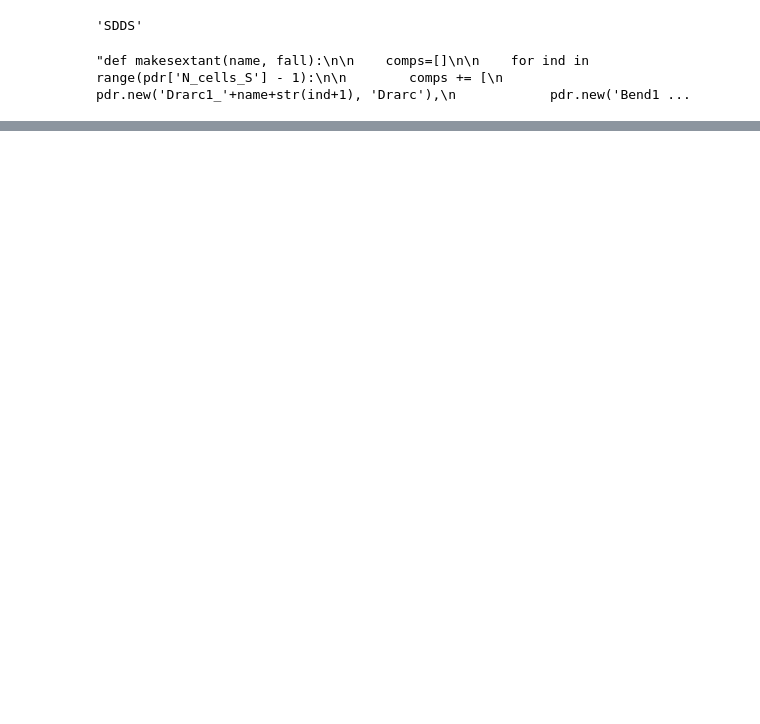
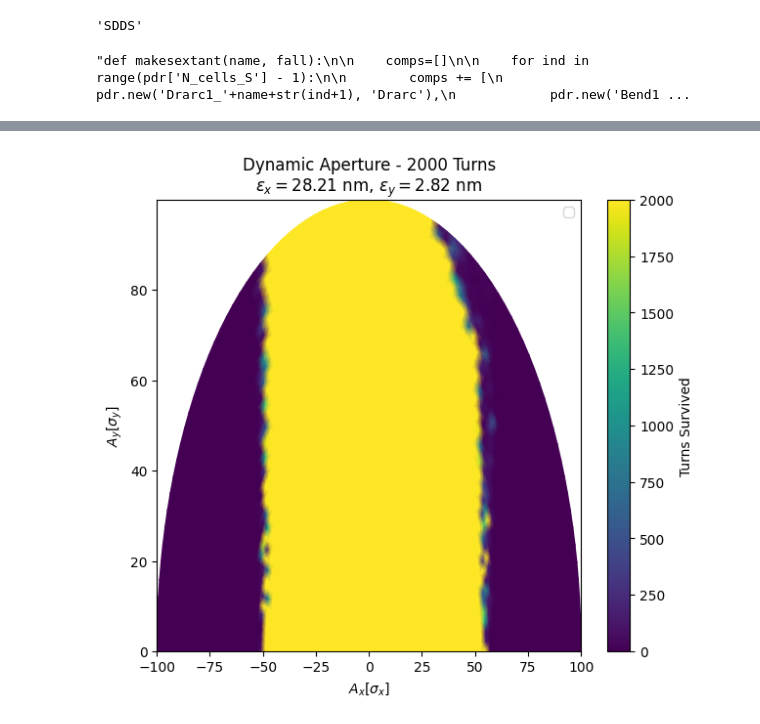
Before and after one commit to Maddie-jpg/polarizer-ring-studies, a Jupyter notebook: sextupole positioning workflow_design2.ipynb, the cells around one changed output, grey strips where cells are left out. Drawn from its saved outputs; the diff is of its cells as text; code cells hidden in the pictures; blank space fills up the shorter version.

```diff
--- a/sextupole positioning workflow_design2.ipynb
+++ b/sextupole positioning workflow_design2.ipynb
@@ -614,0 +526,23 @@ plt.show()
+# %%
+
+fig, ax = plt.subplots(figsize=(7, 6))
+
+# Plot the heatmap
+pcm = ax.pcolormesh(x_grid, y_grid, turn_lost, shading='gouraud', cmap='viridis')
+cb = plt.colorbar(pcm, ax=ax)
+cb.set_label('Turns Survived')
+
+# Plot the DA Boundary line
+#ax.plot(da_x_sig, da_y_sig, color='red', lw=2, label='DA Boundary')
+
+ax.set_xlabel(r'$A_x [\sigma_x]$')
+ax.set_ylabel(r'$A_y [\sigma_y]$')
+ax.set_title(f"Dynamic Aperture - {num_turns} Turns\n"
+             f"$\epsilon_x = {ex*1e9:.2f}$ nm, $\epsilon_y = {ey*1e9:.2f}$ nm")
+#ax.legend()
+ax.set_aspect('auto')
+
+
+plt.savefig('DA_plot_rad_mean.png')
+# %% [output]
+[figure, added]
```
Also changed, not shown: parts of 8 cells of this notebook, 7 other files.
